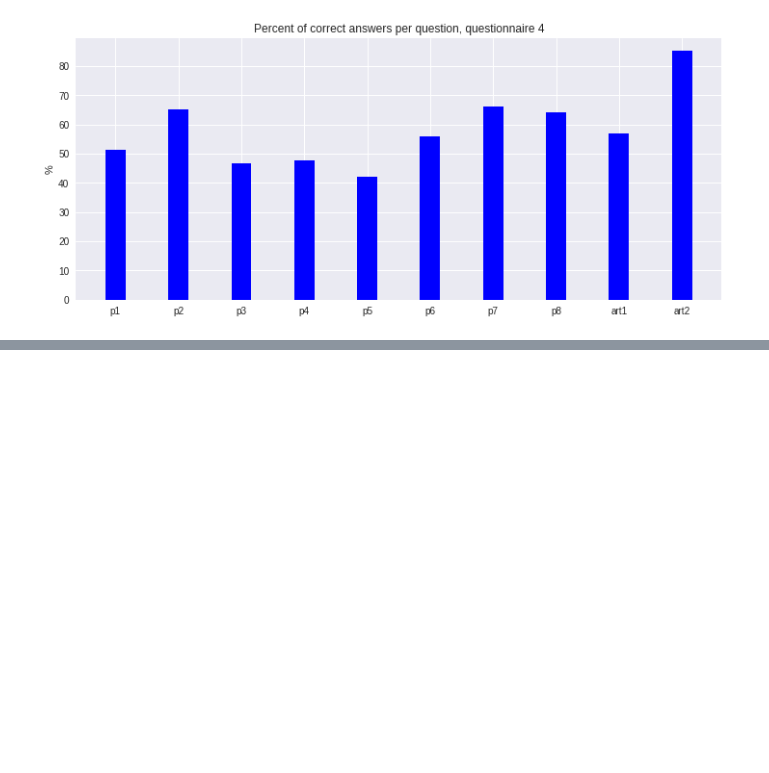
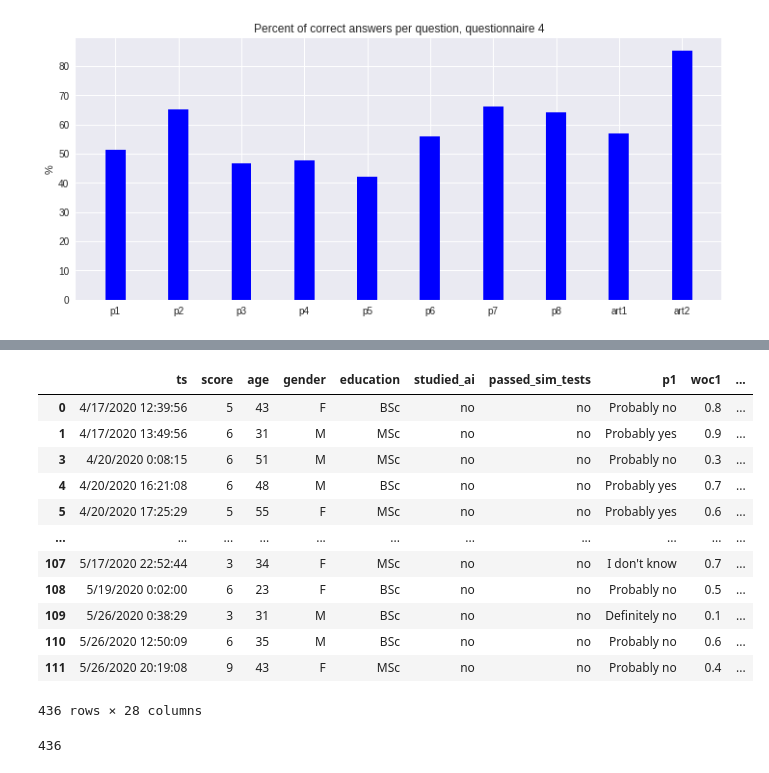
Before and after one commit to ShalyginaA/artificial-or-real-version2, a Jupyter notebook: first_graphs.ipynb, the cells around one changed output, grey strips where cells are left out. Drawn from its saved outputs; the diff is of its cells as text; code cells hidden in the pictures; blank space fills up the shorter version.

Commit message:
Dataframes joined and saved

```diff
--- a/first_graphs.ipynb
+++ b/first_graphs.ipynb
@@ -736,0 +759,6 @@ plt.show()
+# %%
+#add identifier column
+data1['questionnaire_id'] = [1]*data1.shape[0]
+data2['questionnaire_id'] = [2]*data2.shape[0]
+data3['questionnaire_id'] = [3]*data3.shape[0]
+data4['questionnaire_id'] = [4]*data4.shape[0]
@@ -736,0 +771,24 @@ plt.show()
+# %%
+data_joined = data1.append(data2)
+data_joined = data_joined.append(data3)
+data_joined = data_joined.append(data4)
+# %%
+data_joined
+# %% [output]
+|  | ts | score | age | gender | education | studied_ai | passed_sim_tests | p1 | woc1 | ... |
+| 0 | 4/17/2020 12:39:56 | 5 | 43 | F | BSc | no | no | Probably no | 0.8 | ... |
+| 1 | 4/17/2020 13:49:56 | 6 | 31 | M | MSc | no | no | Probably yes | 0.9 | ... |
+| 3 | 4/20/2020 0:08:15 | 6 | 51 | M | MSc | no | no | Probably no | 0.3 | ... |
+| 4 | 4/20/2020 16:21:08 | 6 | 48 | M | BSc | no | no | Probably yes | 0.7 | ... |
+| 5 | 4/20/2020 17:25:29 | 5 | 55 | F | MSc | no | no | Probably yes | 0.6 | ... |
+| ... | ... | ... | ... | ... | ... | ... | ... | ... | ... | ... |
+| 107 | 5/17/2020 22:52:44 | 3 | 34 | F | MSc | no | no | I don't know | 0.7 | ... |
+| 108 | 5/19/2020 0:02:00 | 6 | 23 | F | BSc | no | no | Probably no | 0.5 | ... |
+| 109 | 5/26/2020 0:38:29 | 3 | 31 | M | BSc | no | no | Definitely no | 0.1 | ... |
+| 110 | 5/26/2020 12:50:09 | 6 | 35 | M | BSc | no | no | Probably no | 0.6 | ... |
+| 111 | 5/26/2020 20:19:08 | 9 | 43 | F | MSc | no | no | Probably no | 0.4 | ... |
+436 rows × 28 columns
+# %%
+data1.shape[0] + data2.shape[0] + data3.shape[0] + data4.shape[0]
+# %% [output]
+436
```
Also changed, not shown: parts of 8 cells of this notebook.
